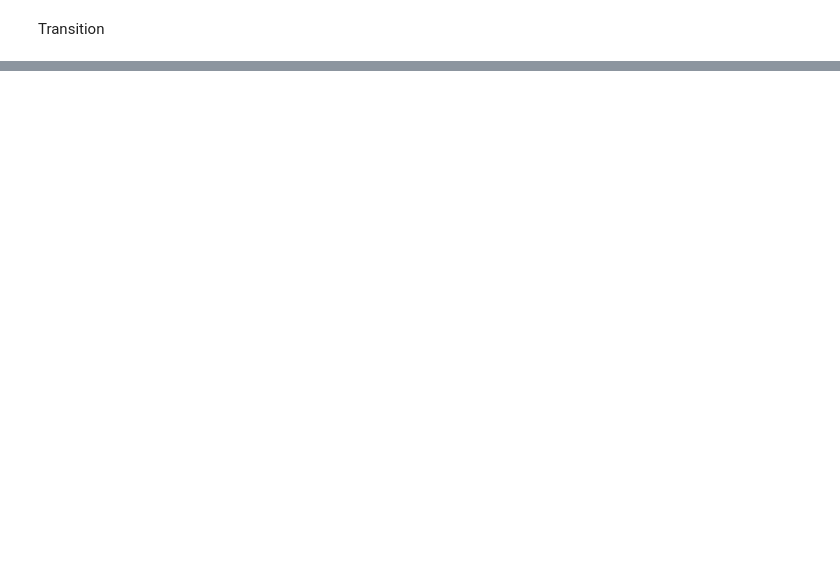
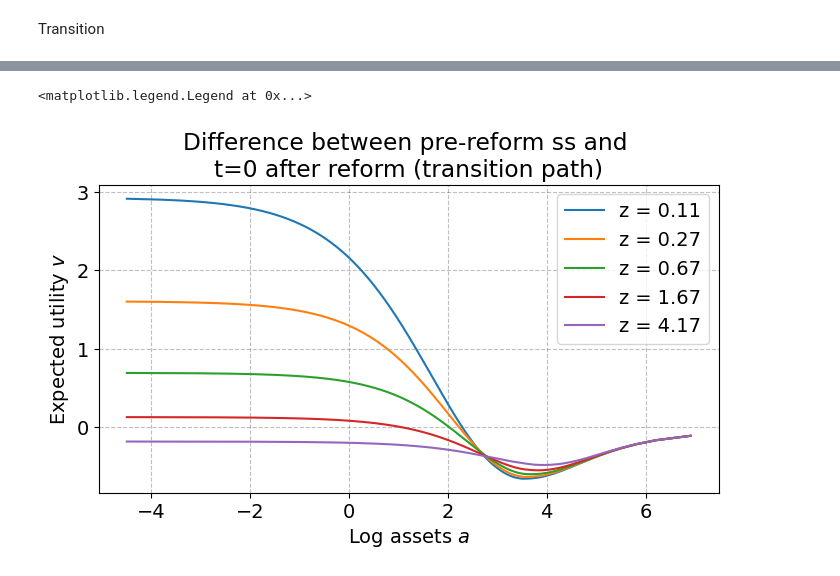
Before and after one commit to danililo/AdvMacroHet, a Jupyter notebook: Assignments/Assignment I/HANC_submission/HANC.ipynb, the cells around one changed output, grey strips where cells are left out. Drawn from its saved outputs; the diff is of its cells as text; code cells hidden in the pictures; blank space fills up the shorter version.

```diff
--- a/Assignments/Assignment I/HANC_submission/HANC.ipynb
+++ b/Assignments/Assignment I/HANC_submission/HANC.ipynb
@@ -293,0 +286,17 @@ array([[[0., 0., 0., ..., 0., 0., 0.],
+# %%
+fig = plt.figure(figsize=(8,4))
+ax = fig.add_subplot(1, 1, 1)
+for i_z, z in enumerate(z_grid):
+    pre_tax_v = model.ss.v[0, i_z, 1:] # Leaving out a=0 to prevent log(0)
+    post_tax_v = model_high_tax.path.v[0, 0, i_z, 1:]
+    y = post_tax_v - pre_tax_v
+    x = np.log(a_grid[1:])
+    ax.plot(x, y, label=f'z = {z:.2f}')
+
+ax.set_title('Difference between pre-reform ss and \nt=0 after reform (transition path)');
+ax.set_xlabel('Log assets $a$')
+ax.set_ylabel('Expected utility $v$')
+ax.legend()
+# %% [output]
+<matplotlib.legend.Legend at 0x...>
+[figure, added]
```
Also changed, not shown: parts of 4 cells of this notebook.
